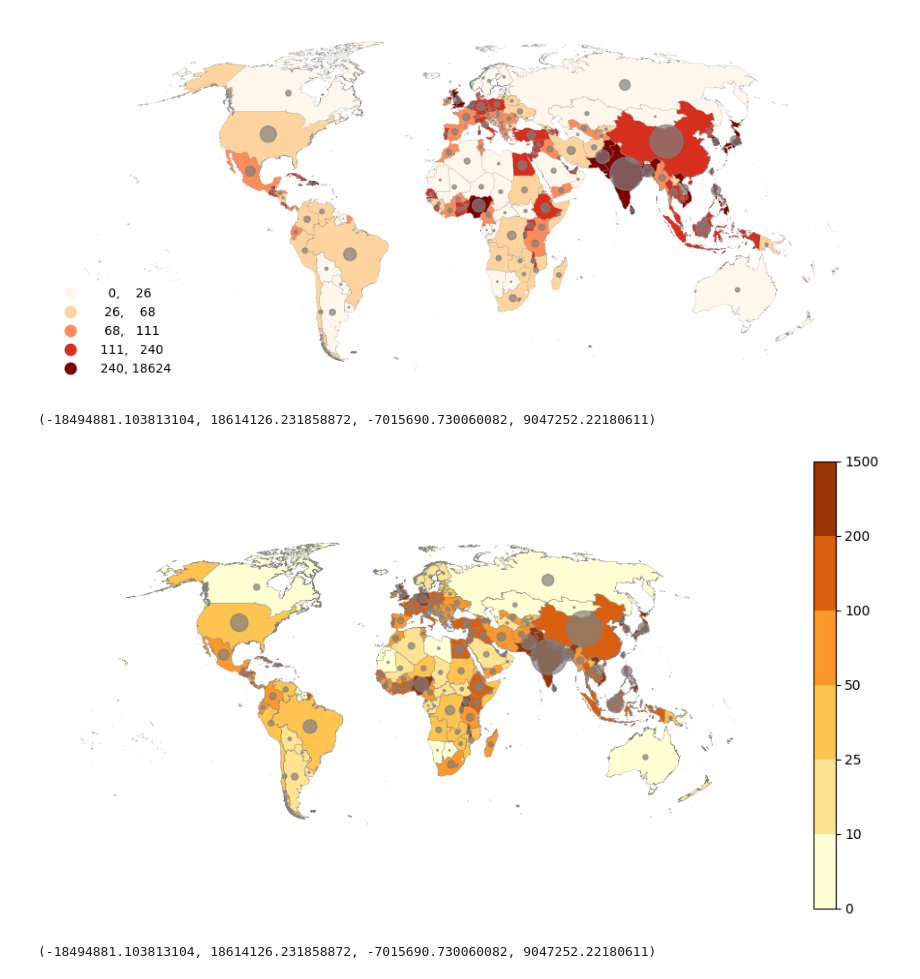
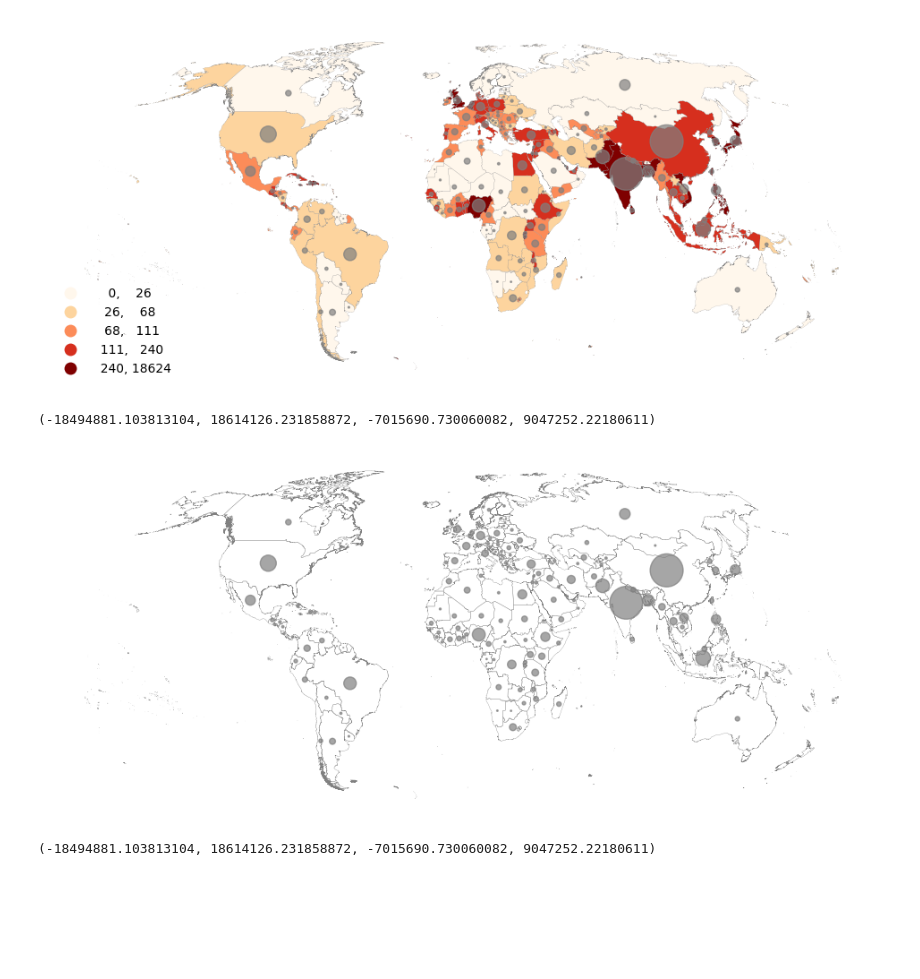
Before and after one commit to marcinszwagrzyk/Geo_Python_Ukraine_2024, a Jupyter notebook: 2_World_map.ipynb, the cells around one changed output. Saved outputs shown, nothing was run; the diff lists cells and outputs as text; code cells hidden in the pictures; blank space fills up the shorter version.

```diff
--- a/2_World_map.ipynb
+++ b/2_World_map.ipynb
@@ -145,22 +139,22 @@ ax.axis('off')
 # %%
 # better classification
 # levels = [0, 10, 25, 50, 100, 200, 1500]
 # colors = ['#ffffd4', '#fee391', '#fec44f', '#fe9929', '#d95f0e', '#993404']
 
 fig, ax = plt.subplots(figsize=(12,6))
 
 levels = [0, 10, 25, 50, 100, 200, 1500]
 colors = ['#ffffd4', '#fee391', '#fec44f', '#fe9929', '#d95f0e', '#993404']
 import matplotlib
 cmap, norm = matplotlib.colors.from_levels_and_colors(levels, colors)
 
-gdf_cntrs_pop.plot(column='pop_relative', cmap=cmap, norm=norm, ax=ax, legend=True)
+# gdf_cntrs_pop.plot(column='pop_relative', cmap=cmap, norm=norm, ax=ax, legend=True)
 gdf_cntrs_pop.boundary.plot(linewidth=0.2, color='gray', ax=ax)
 gdf_cntrs_centr.plot(markersize=gdf_cntrs_centr['Population']/2_000_000, legend=True,
                                    alpha=0.7, color='gray', ax=ax)
 
 ax.axis('off')
 # %% [output]
 (-18494881.103813104, 18614126.231858872, -7015690.730060082, 9047252.22180611)
-[figure, old version]
+[figure, new version]
 # %%
```
Also changed, not shown: parts of 7 cells of this notebook, 1 other file.
